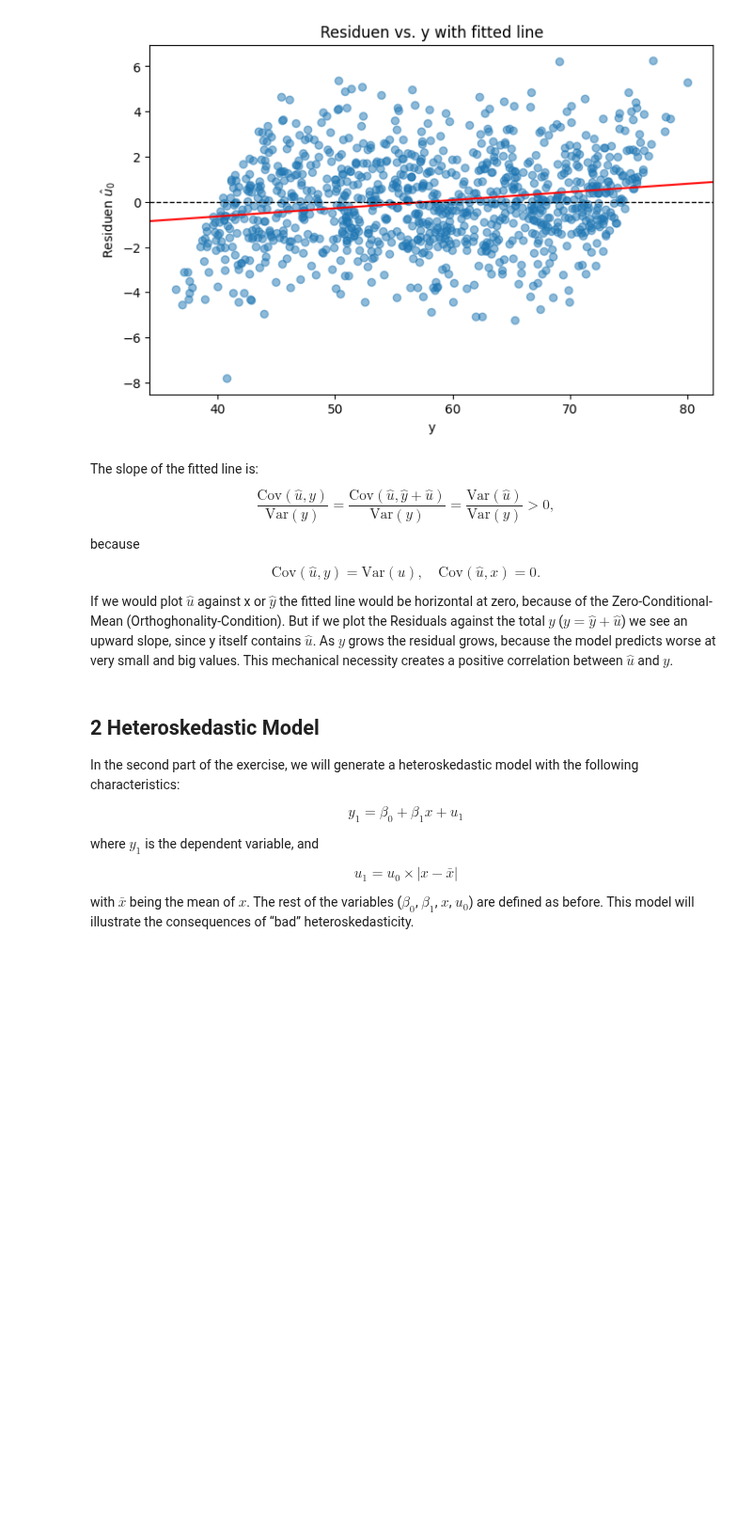
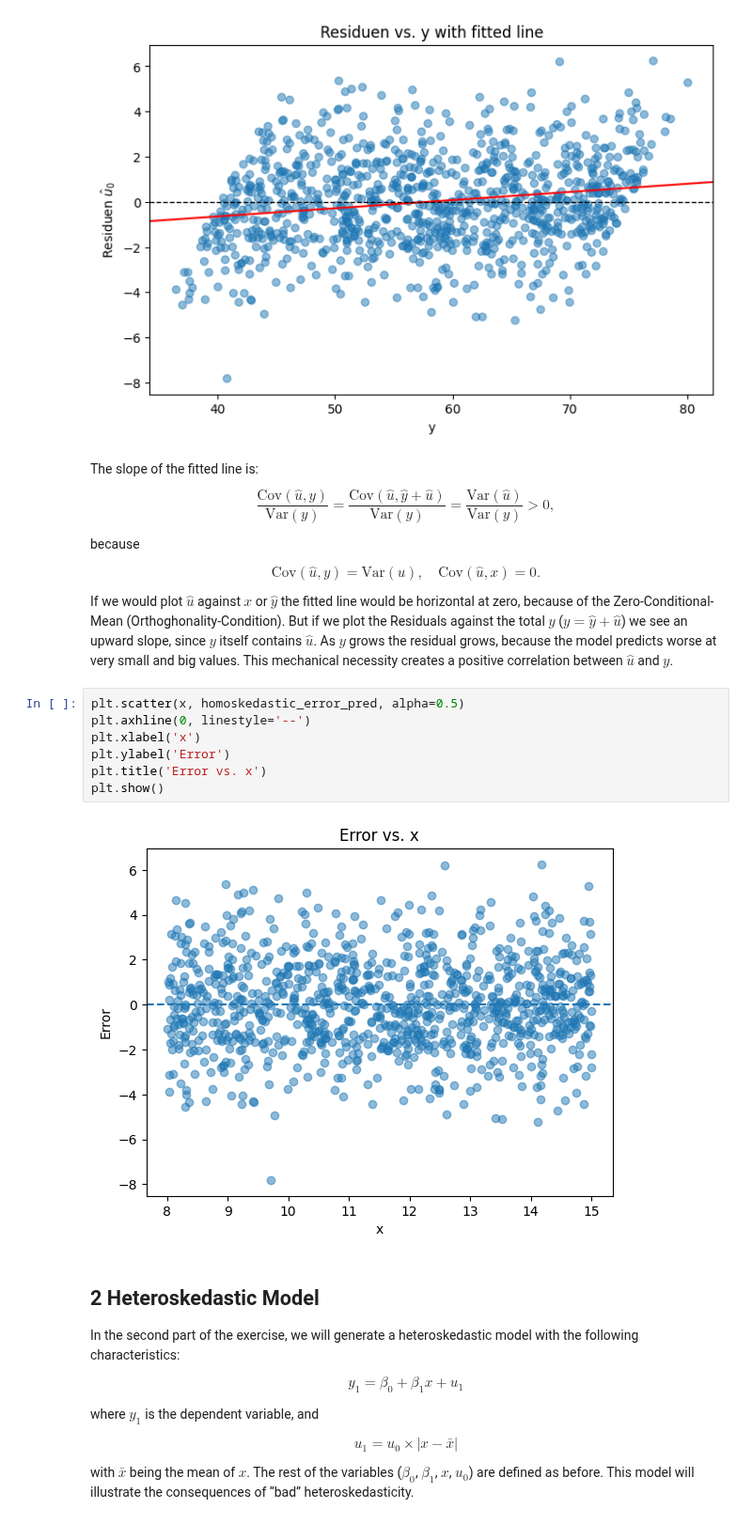
Before and after one commit to J-Wilke/Computational-Economics, a Jupyter notebook: Econometrics/Econometrics_II_Excercises/E2_Misspecification.ipynb, the cells around one changed output. Shown at 94% size. Cells and saved outputs as stored; diff of their text form; blank space fills up the shorter version.

```diff
--- a/Econometrics/Econometrics_II_Excercises/E2_Misspecification.ipynb
+++ b/Econometrics/Econometrics_II_Excercises/E2_Misspecification.ipynb
@@ -113,7 +113,16 @@ $$
 \mathrm{Cov}(\hat u, x) = 0.
 $$
 
-If we would plot $\hat{u}$ against x or $\hat{y}$ the fitted line would be horizontal at zero, because of the Zero-Conditional-Mean (Orthoghonality-Condition). But if we plot the Residuals against the total $y$ ($y=\hat{y}+\hat{u}$) we see an upward slope, since y itself contains $\hat{u}$. As $y$ grows the residual grows, because the model predicts worse at very small and big values. This mechanical necessity creates a positive correlation between  $\hat{u}$ and $y$.
+If we would plot $\hat{u}$ against $x$ or $\hat{y}$ the fitted line would be horizontal at zero, because of the Zero-Conditional-Mean (Orthoghonality-Condition). But if we plot the Residuals against the total $y$ ($y=\hat{y}+\hat{u}$) we see an upward slope, since $y$ itself contains $\hat{u}$. As $y$ grows the residual grows, because the model predicts worse at very small and big values. This mechanical necessity creates a positive correlation between  $\hat{u}$ and $y$.
+# %%
+plt.scatter(x, homoskedastic_error_pred, alpha=0.5)
+plt.axhline(0, linestyle='--')
+plt.xlabel('x')
+plt.ylabel('Error')
+plt.title('Error vs. x')
+plt.show()
+# %% [output]
+[figure, added]
 # %% [markdown]
 ## 2 Heteroskedastic Model
 
```
Also changed, not shown: parts of 1 cell of this notebook.
